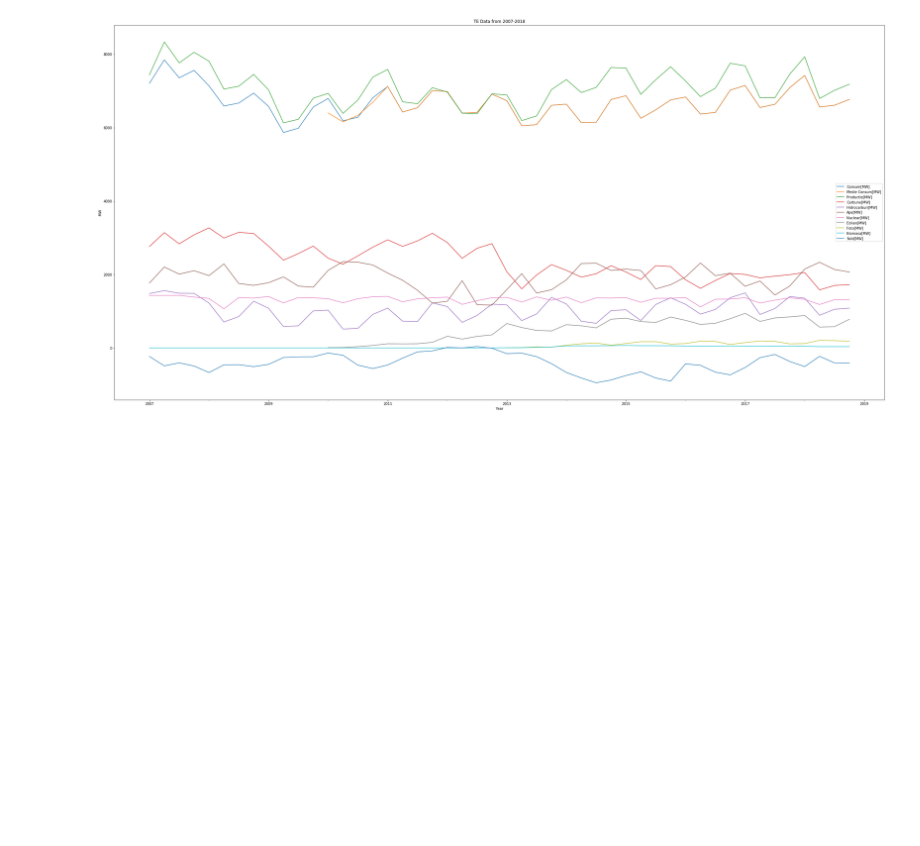
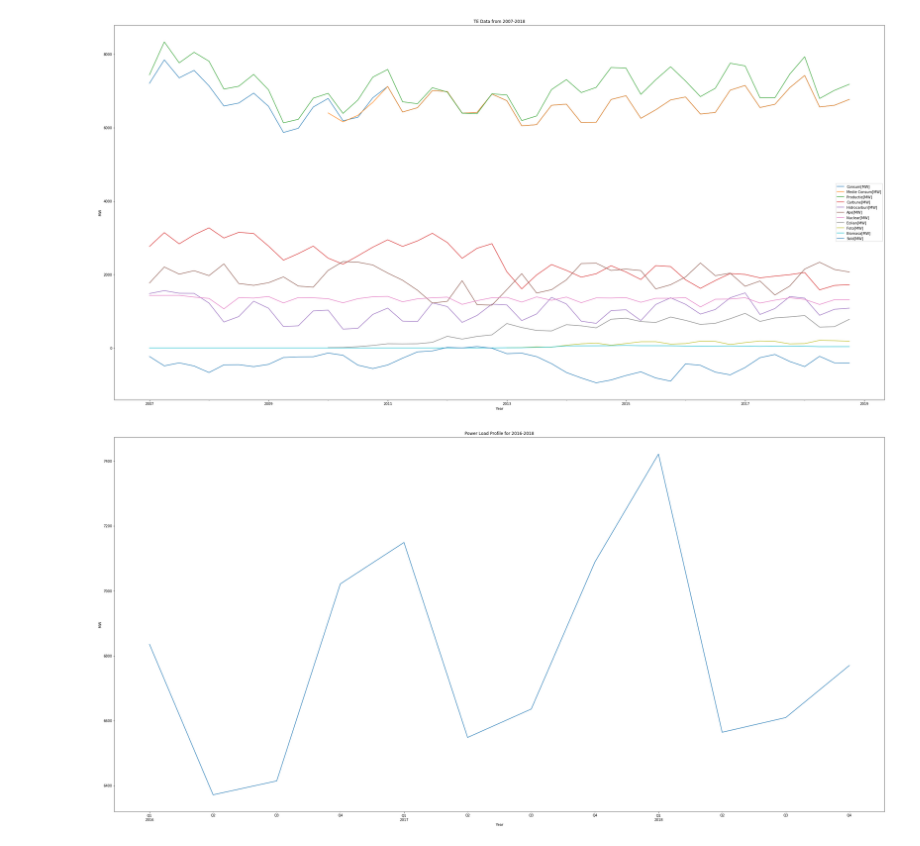
Before and after one commit to anzarkamdar/FSR-Power-Sector-project, a Jupyter notebook: Romania Load Profile.ipynb, the cells around one changed output. Cells and saved outputs as stored; diff of their text form; code cells hidden in the pictures; blank space fills up the shorter version.

```diff
--- a/Romania Load Profile.ipynb
+++ b/Romania Load Profile.ipynb
@@ -462,3 +464,12 @@ plt.title('TE Data from 2007-2018')
 plt.savefig('Energy Data Resampled for Quarters')
 # %% [output]
 [figure]
+# %%
+fig, ax = plt.subplots(figsize=(40, 20))
+df2.loc['2016':'2018','Consum[MW]'].plot(ax=ax)
+plt.xlabel('Year')
+plt.ylabel('MW')
+plt.title('Power Load Profile for 2016-2018')
+plt.savefig('Power Load Profile for 2016-2018')
+# %% [output]
+[figure, added]
```
Also changed, not shown: parts of 10 cells of this notebook.
